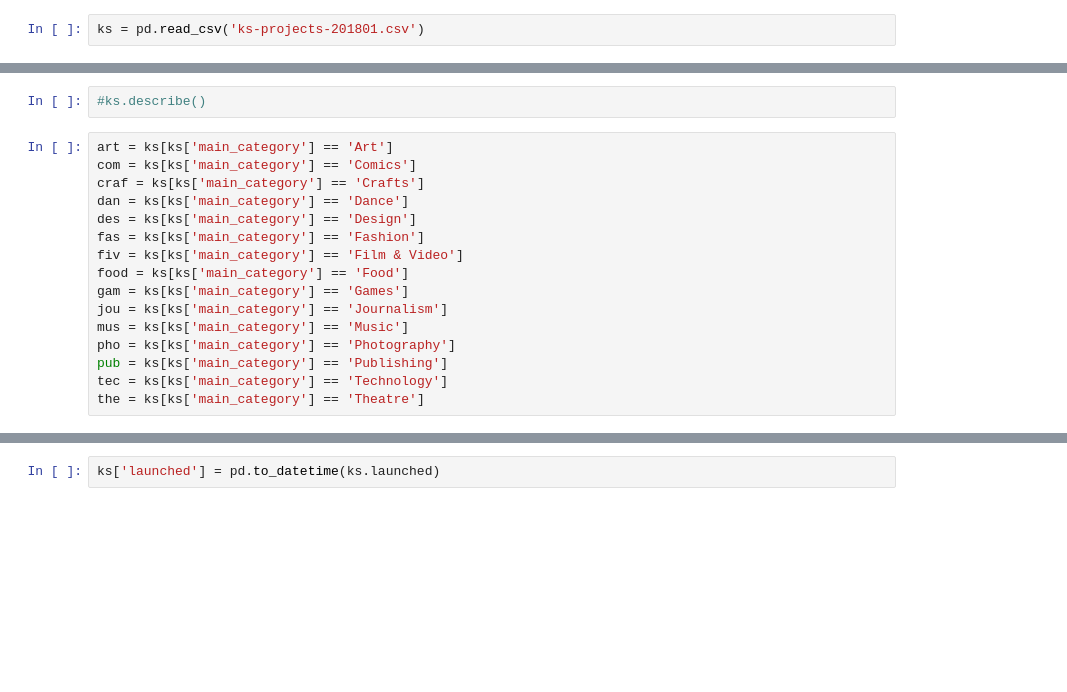
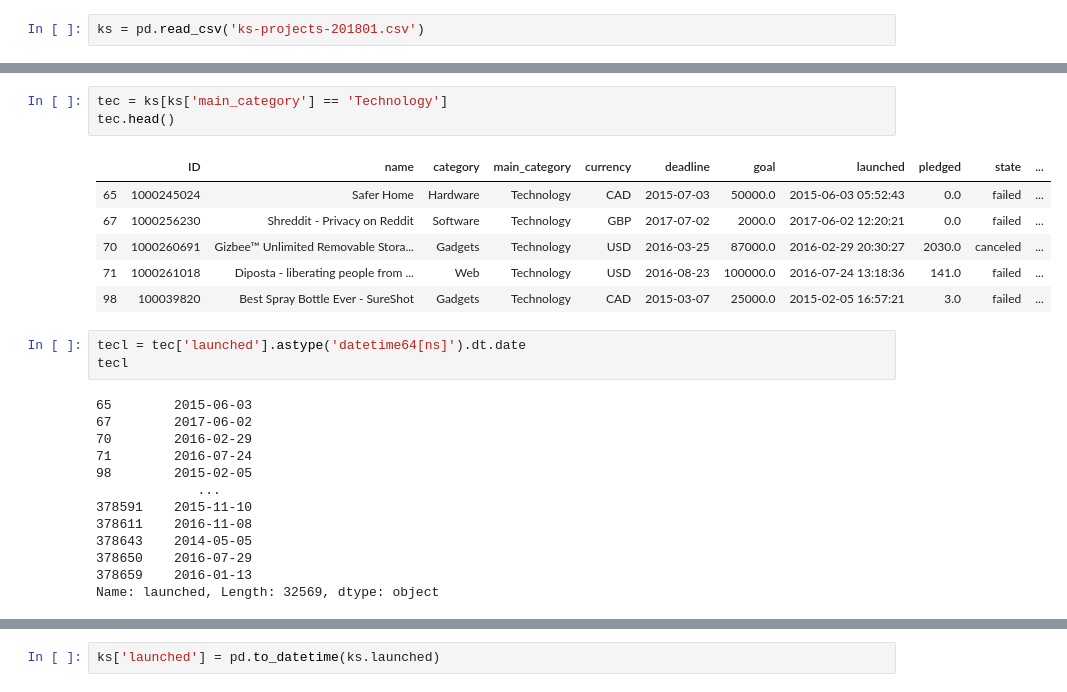
Before and after one commit to kgreengrass/fictional-happiness, a Jupyter notebook: Kickstarter.ipynb, the cells around one changed output, grey strips where cells are left out. Saved outputs shown, nothing was run; the diff lists cells and outputs as text; blank space fills up the shorter version.

```diff
--- a/Kickstarter.ipynb
+++ b/Kickstarter.ipynb
@@ -16,21 +16,29 @@ ks.head()
 | 2 | 1000004038 | Where is Hank? | Narrative Film | Film & Video | USD | 2013-02-26 | 45000.0 | 2013-01-12 00:20:50 | 220.0 | failed | ... |
 | 3 | 1000007540 | ToshiCapital Rekordz Needs Help t... | Music | Music | USD | 2012-04-16 | 5000.0 | 2012-03-17 03:24:11 | 1.0 | failed | ... |
 | 4 | 1000011046 | Community Film Project: The Art o... | Film & Video | Film & Video | USD | 2015-08-29 | 19500.0 | 2015-07-04 08:35:03 | 1283.0 | canceled | ... |
-# %%
-#ks.describe()
-# %%
-art = ks[ks['main_category'] == 'Art']
-com = ks[ks['main_category'] == 'Comics']
-craf = ks[ks['main_category'] == 'Crafts']
-dan = ks[ks['main_category'] == 'Dance']
-des = ks[ks['main_category'] == 'Design']
-fas = ks[ks['main_category'] == 'Fashion']
-fiv = ks[ks['main_category'] == 'Film & Video']
-food = ks[ks['main_category'] == 'Food']
-gam = ks[ks['main_category'] == 'Games']
-jou = ks[ks['main_category'] == 'Journalism']
-mus = ks[ks['main_category'] == 'Music']
-pho = ks[ks['main_category'] == 'Photography']
-pub = ks[ks['main_category'] == 'Publishing']
-tec = ks[ks['main_category'] == 'Technology']
-the = ks[ks['main_category'] == 'Theatre']
+# %%
+tec = ks[ks['main_category'] == 'Technology']
+tec.head()
+# %% [output]
+|  | ID | name | category | main_category | currency | deadline | goal | launched | pledged | state | ... |
+| 65 | 1000245024 | Safer Home | Hardware | Technology | CAD | 2015-07-03 | 50000.0 | 2015-06-03 05:52:43 | 0.0 | failed | ... |
+| 67 | 1000256230 | Shreddit - Privacy on Reddit | Software | Technology | GBP | 2017-07-02 | 2000.0 | 2017-06-02 12:20:21 | 0.0 | failed | ... |
+| 70 | 1000260691 | Gizbee™ Unlimited Removable Stora... | Gadgets | Technology | USD | 2016-03-25 | 87000.0 | 2016-02-29 20:30:27 | 2030.0 | canceled | ... |
+| 71 | 1000261018 | Diposta - liberating people from ... | Web | Technology | USD | 2016-08-23 | 100000.0 | 2016-07-24 13:18:36 | 141.0 | failed | ... |
+| 98 | 100039820 | Best Spray Bottle Ever - SureShot | Gadgets | Technology | CAD | 2015-03-07 | 25000.0 | 2015-02-05 16:57:21 | 3.0 | failed | ... |
+# %%
+tecl = tec['launched'].astype('datetime64[ns]').dt.date
+tecl
+# %% [output]
+65        2015-06-03
+67        2017-06-02
+70        2016-02-29
+71        2016-07-24
+98        2015-02-05
+             ...
+378591    2015-11-10
+378611    2016-11-08
+378643    2014-05-05
+378650    2016-07-29
+378659    2016-01-13
+Name: launched, Length: 32569, dtype: object
```
Also changed, not shown: parts of 10 cells of this notebook, 3 other files.
